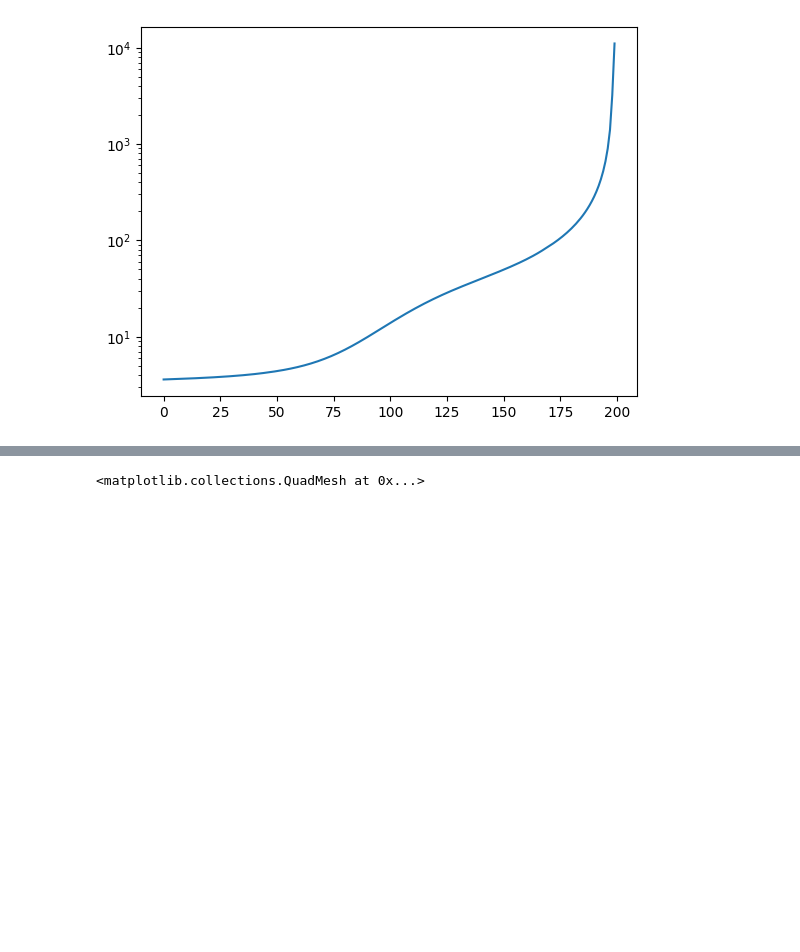
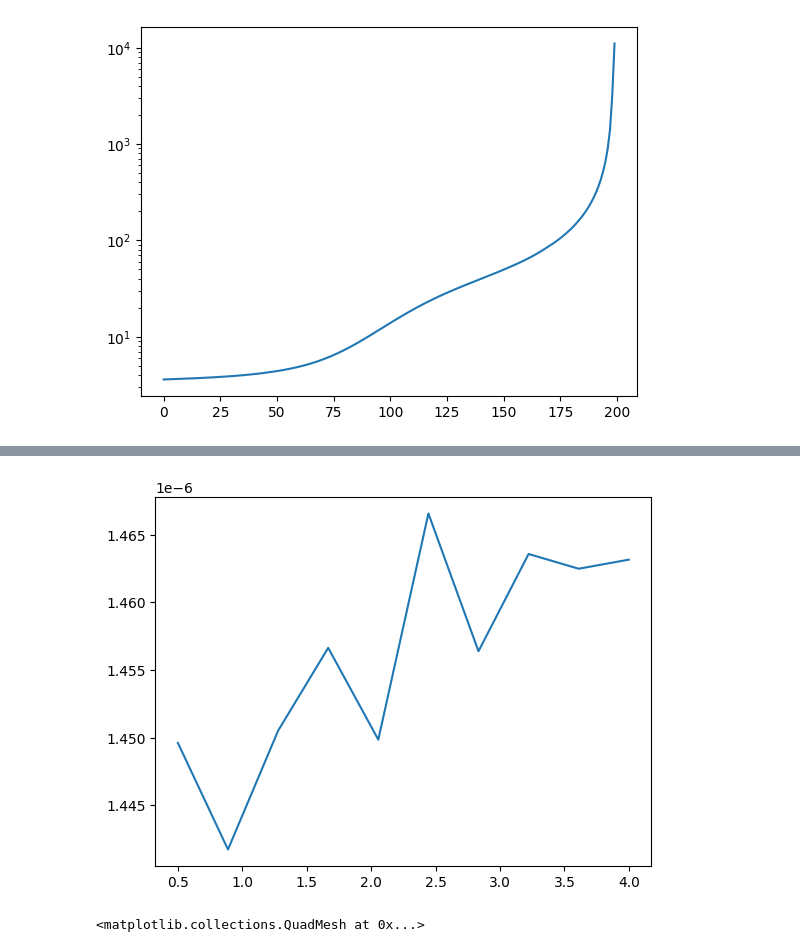
Before and after one commit to DominicJThompson/optGME, a Jupyter notebook: paper2/FieldRuns/SIOTesting.ipynb, the cells around one changed output, grey strips where cells are left out. Saved outputs shown, nothing was run; the diff lists cells and outputs as text; code cells hidden in the pictures; blank space fills up the shorter version.

```diff
--- a/paper2/FieldRuns/SIOTesting.ipynb
+++ b/paper2/FieldRuns/SIOTesting.ipynb
@@ -57,12 +57,21 @@ maxbelow = -np.sqrt(3)/2
 y_mid = np.sqrt(3)/2*2/5
 y_away = np.sqrt(3)/2*3/5
 
-dl = 2/a
-x_grid = np.arange(-0.5,0.5,dl)
-y_grid = np.hstack([np.arange(-y_away,-y_mid,dl),np.arange(y_mid,y_away,dl)])
-X,Y = np.meshgrid(x_grid,y_grid)
-field,_,_ = gme.get_field_xy('E',100,14,gme.phc.layers[0].d/2,xgrid=x_grid,ygrid=y_grid)
+steps = np.linspace(0.5,4,10)
+output = []
 
+for step in steps:
+    tot = 0
+    for z in range(10):
+        dl = step/a
+        x_grid = np.arange(-0.5,0.5,dl)
+        y_grid = np.hstack([np.arange(-y_away,-y_mid,dl),np.arange(y_mid,y_away,dl)])
+        field,_,_ = gme.get_field_xy('E',100,14,gme.phc.layers[0].d*z/10,xgrid=x_grid,ygrid=y_grid)
+        tot += np.sum(np.abs(field['x'])**2+np.abs(field['y'])**2)*dl**2*1e-4*gme.phc.layers[0].d/10
+
+    output.append(tot)
 end_time = time.time()
 print(f"Elapsed time: {end_time - start_time:.4f} s")
+plt.plot(steps, output)
+plt.show()
 # %% [output]
@@ -70,3 +79,4 @@ Elapsed time: 0.4739 s
+[figure, added]
 # %%
 plt.pcolormesh(X,Y,np.abs(field['x'])**2+np.abs(field['y'])**2)
 # %% [output]
```
Also changed, not shown: parts of 3 cells of this notebook, 3 other files.
